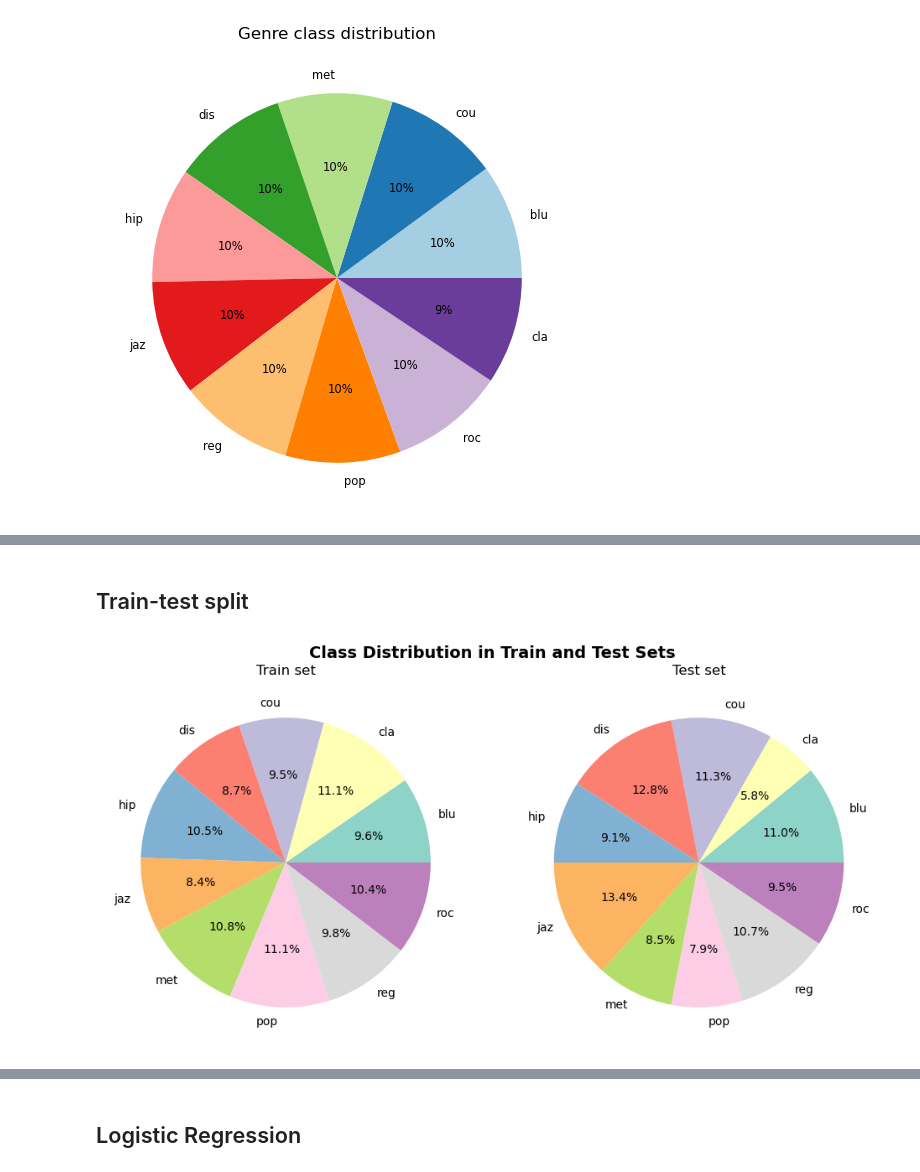
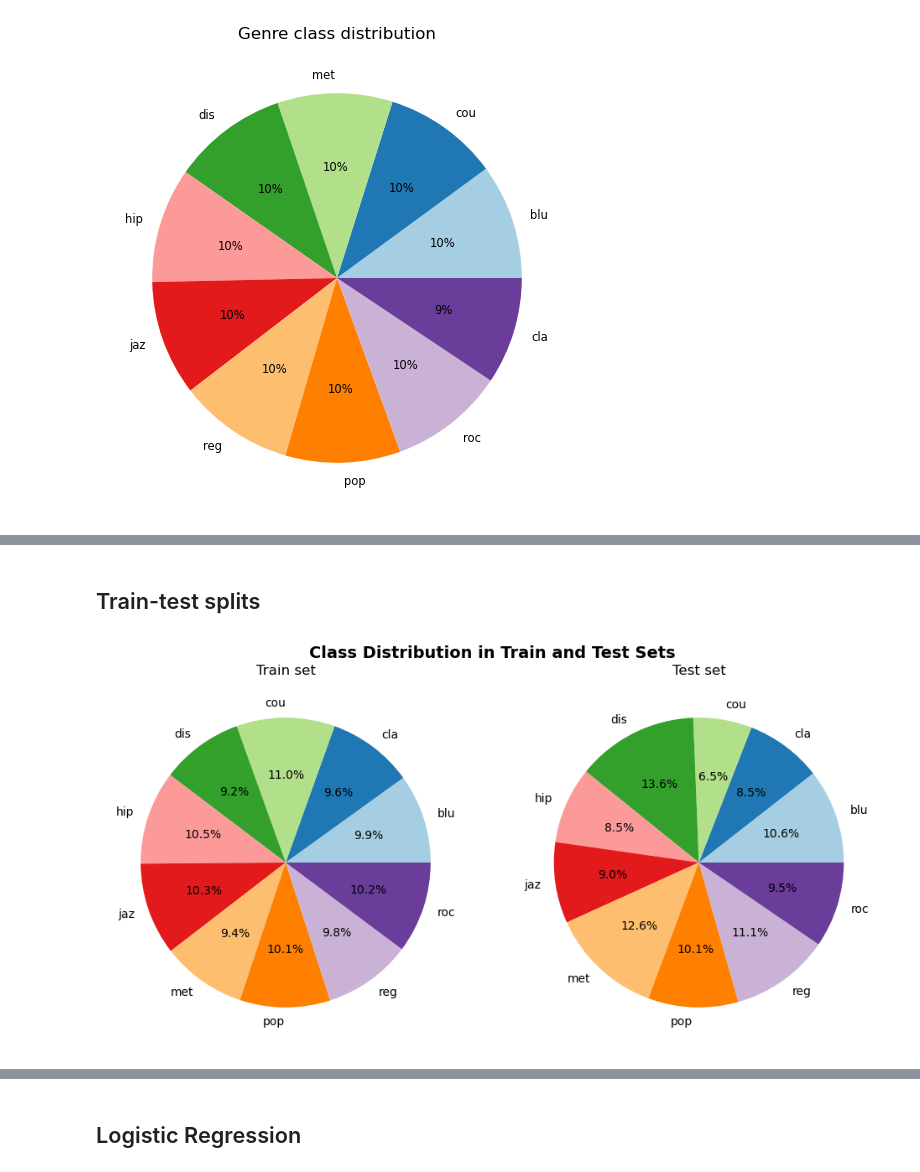
Before and after one commit to inesbroto/GenreClass_w_ML, a Jupyter notebook: Report.ipynb, the cells around one changed output, grey strips where cells are left out. Saved outputs shown, nothing was run; the diff lists cells and outputs as text; code cells hidden in the pictures.

```diff
--- a/Report.ipynb
+++ b/Report.ipynb
@@ -74,0 +110,22 @@ genreAll
+# %%
+feat_3 = feat_3[feat_3.columns[2:]] #revome filename and length columns
+nrows, ncols = feat_3.shape
+print(f"Nbr of observations: {nrows-1}\nNbr of features: {ncols-1}")
+
+for col in feat_3.columns[1:]:
+    if isinstance(feat_3[col][0], str): print(f'  Textual column : {col} (values: {feat_3[col].unique()})')
+    else:
+        feat_3[col] = (feat_3[col]-feat_3[col].min())/(feat_3[col].max()-feat_3[col].min())
+
+print(f"\nNbr of classes: {pd.unique(feat_3.label).size}")
+
+count_df = feat_3['label'].value_counts().reset_index()
+count_df.columns = ['values', 'counts']
+fig, ax = plt.subplots(figsize=(24, 6))
+colors = plt.cm.Paired.colors  # e.g. 'Paired', 'viridis', 'Set3', etc.
+
+ax.pie(count_df.counts, labels=count_df['values'], autopct='%.0f%%',
+       textprops={'size': 'smaller'}, radius=1,
+       colors=colors[:len(count_df)])
+plt.title('Genre class distribution')
+plt.show()
@@ -75,9 +144,16 @@ genreAll
 # %% [markdown]
-## Train-test split
+## Train-test splits
 # %%
+from sklearn.model_selection import train_test_split
+data = {
+    'genreAll':{'X_train':[],'y_train':[],'X_test':[],'y_test':[]},
+    'feat_30':{'X_train':[],'y_train':[],'X_test':[],'y_test':[]},
+    'feat_3':{'X_train':[],'y_train':[],'X_test':[],'y_test':[]},
+}
 
-from sklearn.model_selection import train_test_split
-X_train, X_test, y_train, y_test = train_test_split(genreAll[genreAll.columns[:-1]], genreAll.genre, test_size=0.33, random_state=42)
+data['genreAll']['X_train'], data['genreAll']['X_test'], data['genreAll']['y_train'], data['genreAll']['y_test'] = train_test_split(genreAll[genreAll.columns[:-1]], genreAll.genre, test_size=0.20)
+data['feat_30']['X_train'], data['feat_30']['X_test'], data['feat_30']['y_train'], data['feat_30']['y_test'] = train_test_split(feat_30[feat_30.columns[:-1]], feat_30.label, test_size=0.20)
+data['feat_3']['X_train'], data['feat_3']['X_test'], data['feat_3']['y_train'], data['feat_3']['y_test'] = train_test_split(feat_3[feat_3.columns[:-1]], feat_3.label, test_size=0.20)
 # %%
 # check that the random split is representative
 
@@ -85,37 +161,37 @@ X_train, X_test, y_train, y_test = train_test_split(genreAll[genreAll.columns[:-
 inv_genre_dic = {v: k for k, v in genre_dict.items()}
 
 # Count occurrences
-train_counts = y_train.value_counts().sort_index()
-test_counts = y_test.value_counts().sort_index()
+train_counts = data['genreAll']['y_train'].value_counts().sort_index()
+test_counts = data['genreAll']['y_test'].value_counts().sort_index()
 
 # Convert to label names using the inverted map
 train_labels = [inv_genre_dic[i] for i in train_counts.index]
 test_labels = [inv_genre_dic[i] for i in test_counts.index]
 
 
 fig, axes = plt.subplots(1, 2, figsize=(10, 5))
 
 # --- Train pie ---
 wedges1, _,_ = axes[0].pie(
 
     train_counts,
     autopct='%1.1f%%',
     labels=train_labels,
     colors=colors[:len(train_labels)],
 )
 axes[0].set_title('Train set')
 
 # --- Test pie ---
 wedges2, _,_ = axes[1].pie(
     test_counts,
     autopct='%1.1f%%',
     labels=train_labels,
     colors=colors[:len(test_labels)],
 )
 axes[1].set_title('Test set')
 
 fig.suptitle('Class Distribution in Train and Test Sets', fontsize=14, fontweight='bold')
 plt.tight_layout()
 plt.show()
 # %% [output]
-[figure, old version]
+[figure, new version]
```
Also changed, not shown: parts of 28 cells of this notebook.
